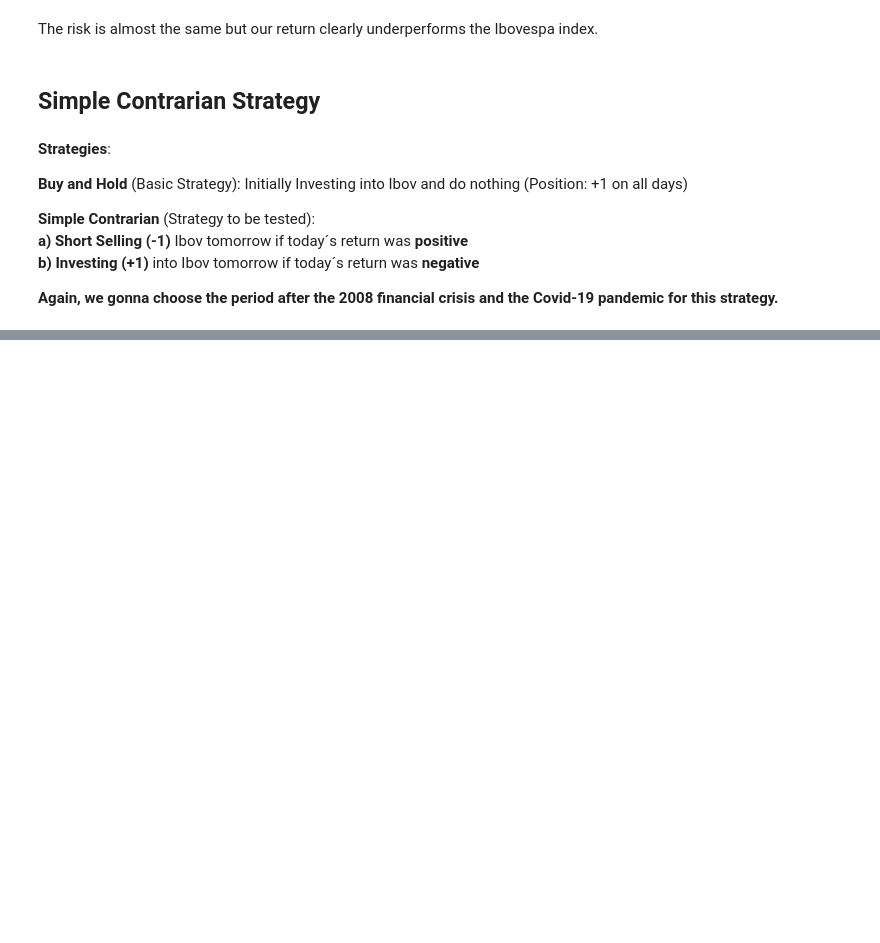
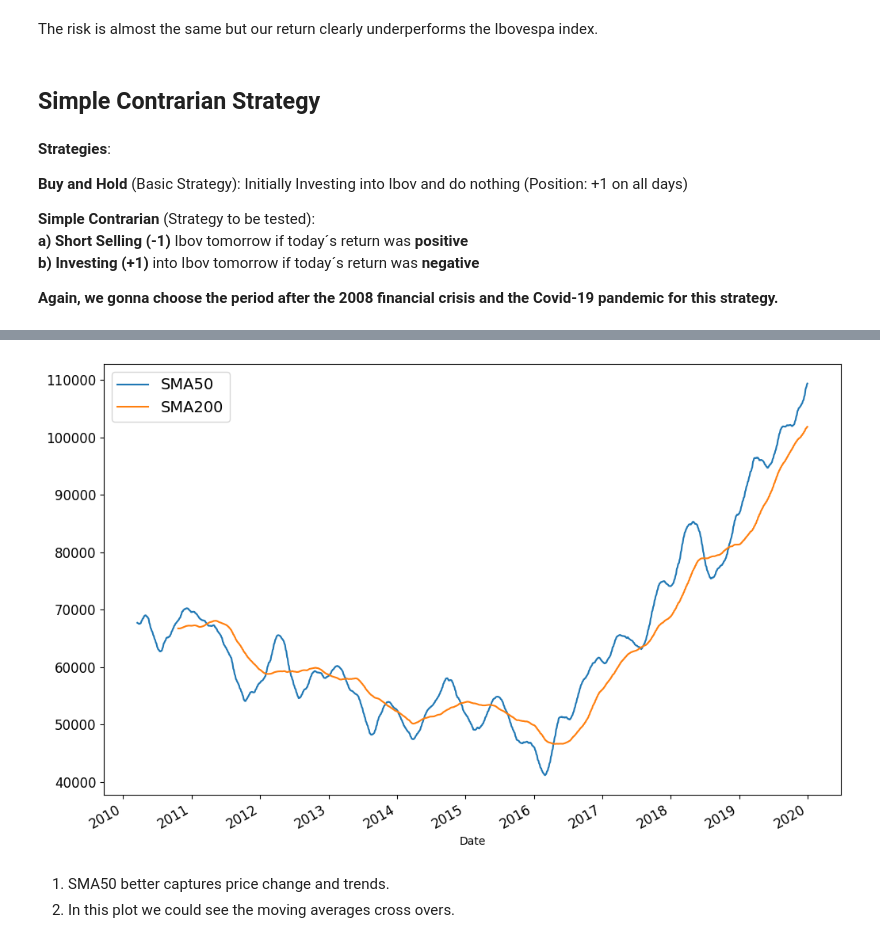
Before and after one commit to RochaErik/Project-Ibovespa-Analysis-Trading-Strategies, a Jupyter notebook: IbovespaAnalysis&Strategy.ipynb, the cells around one changed output, grey strips where cells are left out. Cells and saved outputs as stored; diff of their text form; code cells hidden in the pictures; blank space fills up the shorter version.

```diff
--- a/IbovespaAnalysis&Strategy.ipynb
+++ b/IbovespaAnalysis&Strategy.ipynb
@@ -291,0 +487,3 @@ df2
+# %%
+df4['SMA200'] = df4.Ibov_Close.rolling(window=200).mean()
+df4
@@ -291,0 +505,9 @@ df2
+# %%
+df4[['SMA50', 'SMA200']].plot(figsize = (12,8), fontsize = 12)
+plt.legend(fontsize = 14)
+plt.show()
+# %% [output]
+[figure, added]
+# %% [markdown]
+1) SMA50 better captures price change and trends.
+2) In this plot we could see the moving averages cross overs.
```
Also changed, not shown: parts of 26 cells of this notebook.
